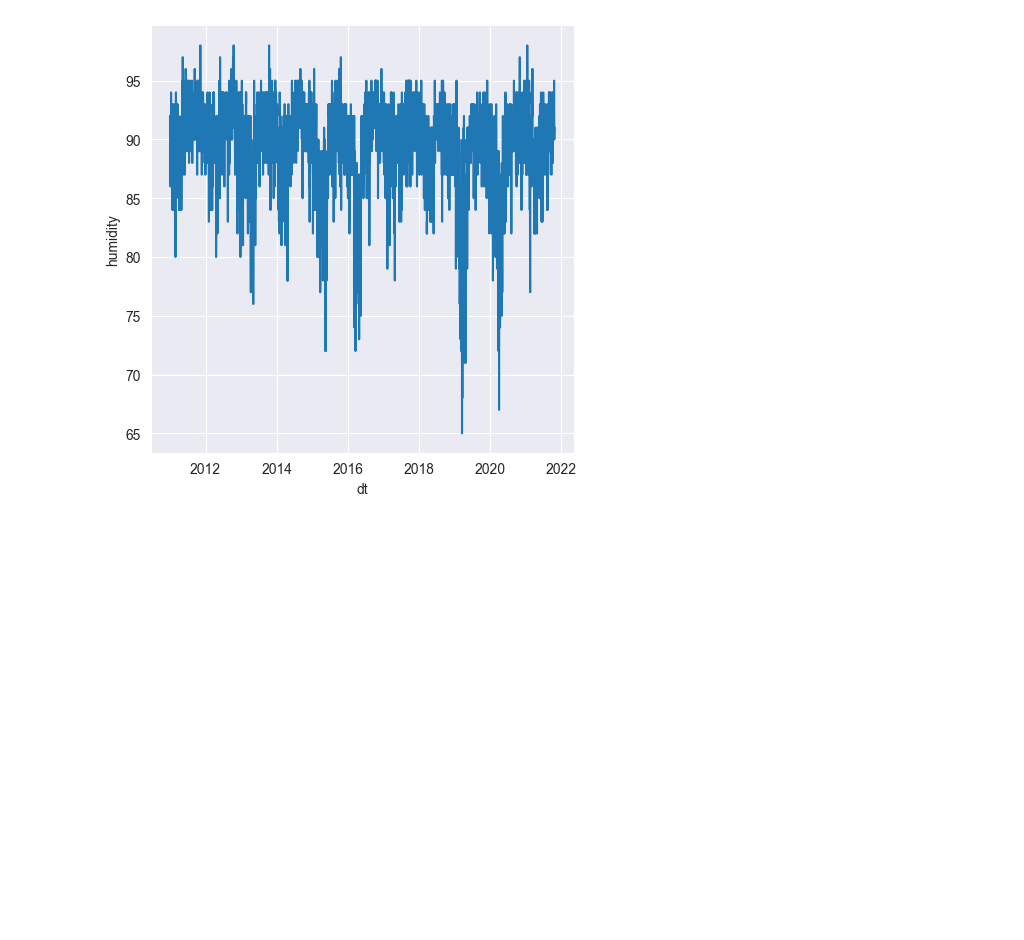
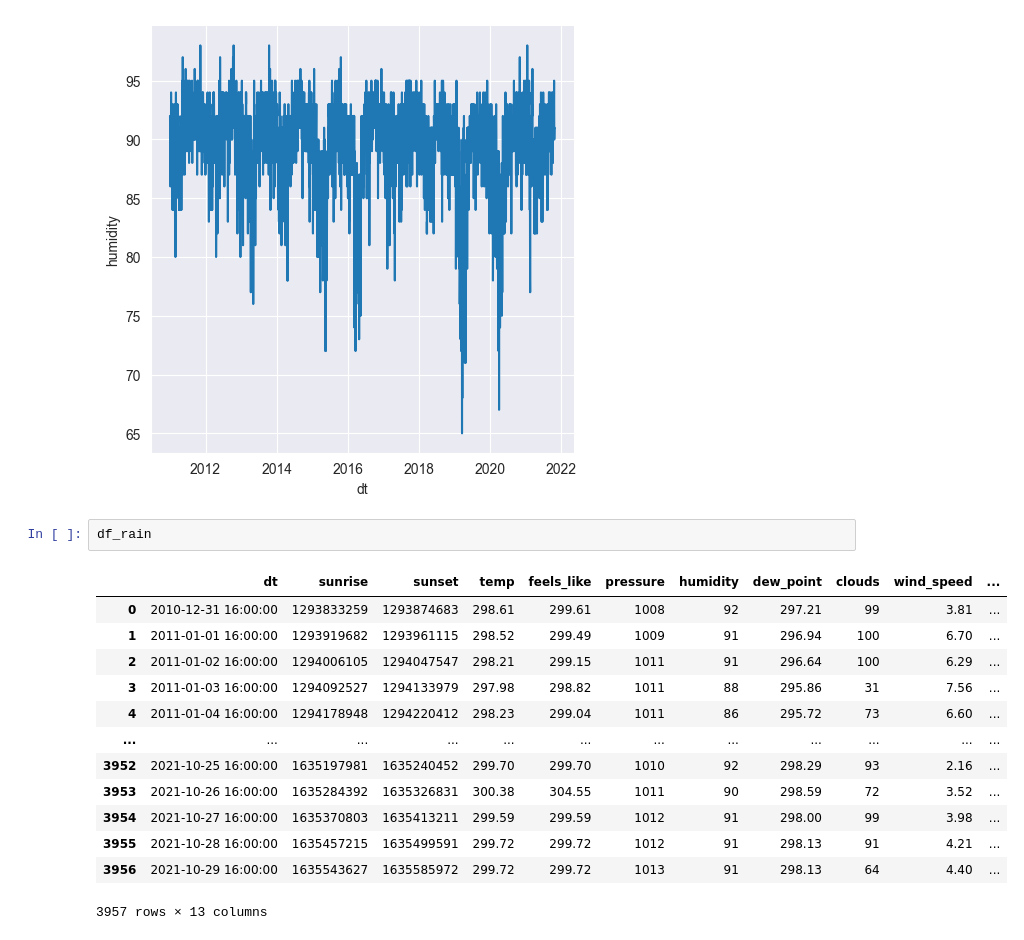
Before and after one commit to Iloilo-Dengue-Watch/Iloilo-Dengue-Watch, a Jupyter notebook: eda_notebook.ipynb, the cells around one changed output. Saved outputs shown, nothing was run; the diff lists cells and outputs as text; blank space fills up the shorter version.

```diff
--- a/eda_notebook.ipynb
+++ b/eda_notebook.ipynb
@@ -148,3 +137,19 @@ sns.relplot(data=df_rain, x='dt', y='humidity', kind='line')
 # %% [output]
 <seaborn.axisgrid.FacetGrid at 0x...>
 [figure]
+# %%
+df_rain
+# %% [output]
+|  | dt | sunrise | sunset | temp | feels_like | pressure | humidity | dew_point | clouds | wind_speed | ... |
+| 0 | 2010-12-31 16:00:00 | 1293833259 | 1293874683 | 298.61 | 299.61 | 1008 | 92 | 297.21 | 99 | 3.81 | ... |
+| 1 | 2011-01-01 16:00:00 | 1293919682 | 1293961115 | 298.52 | 299.49 | 1009 | 91 | 296.94 | 100 | 6.70 | ... |
+| 2 | 2011-01-02 16:00:00 | 1294006105 | 1294047547 | 298.21 | 299.15 | 1011 | 91 | 296.64 | 100 | 6.29 | ... |
+| 3 | 2011-01-03 16:00:00 | 1294092527 | 1294133979 | 297.98 | 298.82 | 1011 | 88 | 295.86 | 31 | 7.56 | ... |
+| 4 | 2011-01-04 16:00:00 | 1294178948 | 1294220412 | 298.23 | 299.04 | 1011 | 86 | 295.72 | 73 | 6.60 | ... |
+| ... | ... | ... | ... | ... | ... | ... | ... | ... | ... | ... | ... |
+| 3952 | 2021-10-25 16:00:00 | 1635197981 | 1635240452 | 299.70 | 299.70 | 1010 | 92 | 298.29 | 93 | 2.16 | ... |
+| 3953 | 2021-10-26 16:00:00 | 1635284392 | 1635326831 | 300.38 | 304.55 | 1011 | 90 | 298.59 | 72 | 3.52 | ... |
+| 3954 | 2021-10-27 16:00:00 | 1635370803 | 1635413211 | 299.59 | 299.59 | 1012 | 91 | 298.00 | 99 | 3.98 | ... |
+| 3955 | 2021-10-28 16:00:00 | 1635457215 | 1635499591 | 299.72 | 299.72 | 1012 | 91 | 298.13 | 91 | 4.21 | ... |
+| 3956 | 2021-10-29 16:00:00 | 1635543627 | 1635585972 | 299.72 | 299.72 | 1013 | 91 | 298.13 | 64 | 4.40 | ... |
+3957 rows × 13 columns
```
Also changed, not shown: parts of 10 cells of this notebook, 1 other file.
